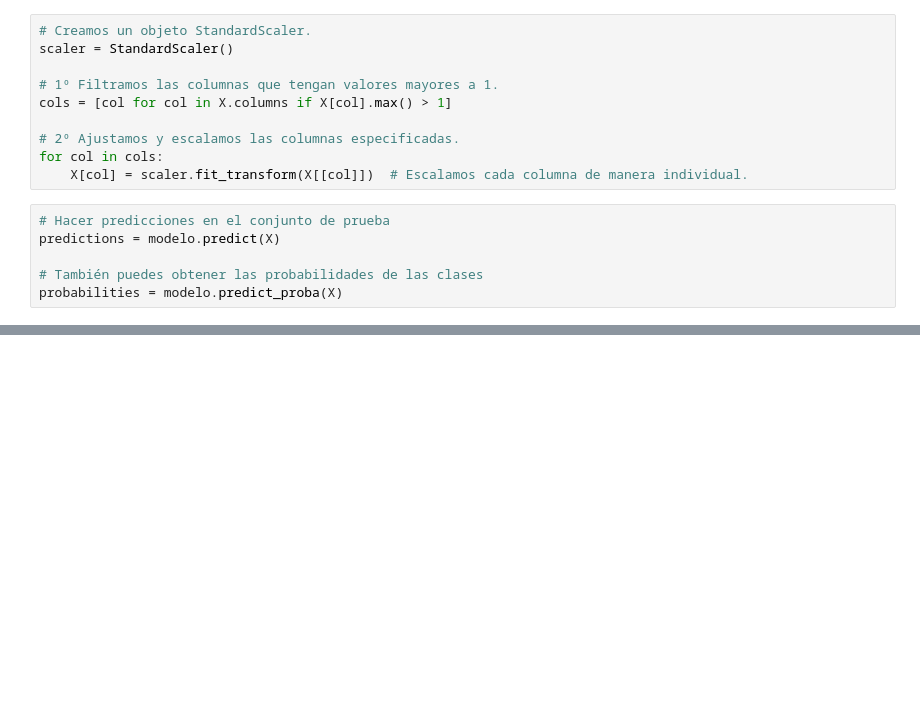
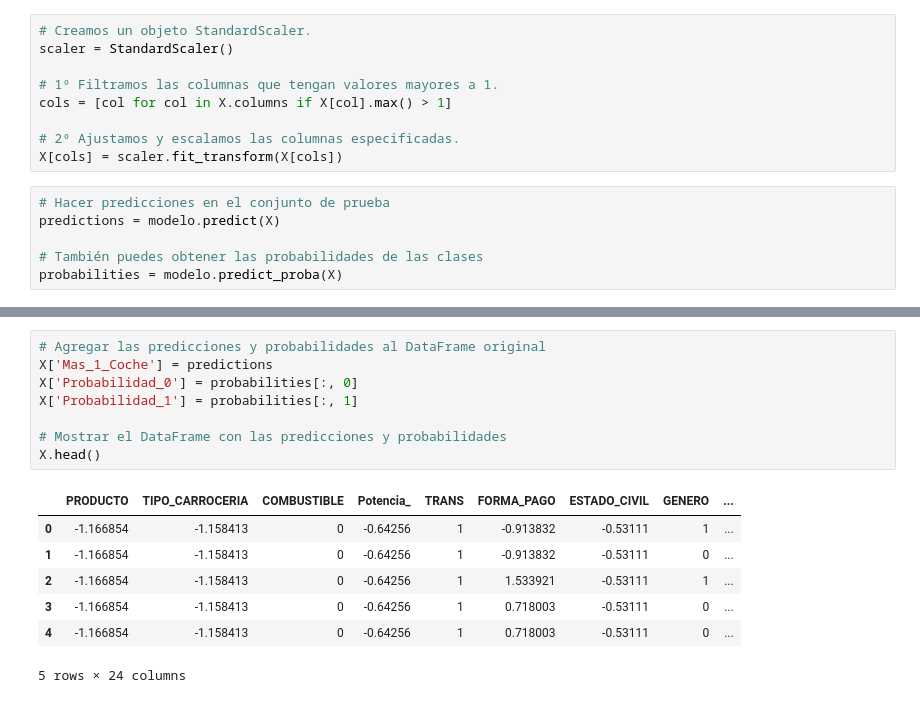
Before and after one commit to lauralardies/caso_practico_1, a Jupyter notebook: Caso Práctico/analisis/analisis.ipynb, the cells around one changed output, grey strips where cells are left out. Drawn from its saved outputs; the diff is of its cells as text; blank space fills up the shorter version.

```diff
--- a/Caso Práctico/analisis/analisis.ipynb
+++ b/Caso Práctico/analisis/analisis.ipynb
@@ -37,8 +37,7 @@ scaler = StandardScaler()
 cols = [col for col in X.columns if X[col].max() > 1]
 
 # 2º Ajustamos y escalamos las columnas especificadas.
-for col in cols:
-    X[col] = scaler.fit_transform(X[[col]])  # Escalamos cada columna de manera individual.
+X[cols] = scaler.fit_transform(X[cols])
 # %%
 # Hacer predicciones en el conjunto de prueba
 predictions = modelo.predict(X)
@@ -47,0 +62,16 @@ probabilities = modelo.predict_proba(X)
+# %%
+# Agregar las predicciones y probabilidades al DataFrame original
+X['Mas_1_Coche'] = predictions
+X['Probabilidad_0'] = probabilities[:, 0]
+X['Probabilidad_1'] = probabilities[:, 1]
+
+# Mostrar el DataFrame con las predicciones y probabilidades
+X.head()
+# %% [output]
+|  | PRODUCTO | TIPO_CARROCERIA | COMBUSTIBLE | Potencia_ | TRANS | FORMA_PAGO | ESTADO_CIVIL | GENERO | ... |
+| 0 | -1.166854 | -1.158413 | 0 | -0.64256 | 1 | -0.913832 | -0.53111 | 1 | ... |
+| 1 | -1.166854 | -1.158413 | 0 | -0.64256 | 1 | -0.913832 | -0.53111 | 0 | ... |
+| 2 | -1.166854 | -1.158413 | 0 | -0.64256 | 1 | 1.533921 | -0.53111 | 1 | ... |
+| 3 | -1.166854 | -1.158413 | 0 | -0.64256 | 1 | 0.718003 | -0.53111 | 0 | ... |
+| 4 | -1.166854 | -1.158413 | 0 | -0.64256 | 1 | 0.718003 | -0.53111 | 0 | ... |
+5 rows × 24 columns
```
Also changed, not shown: parts of 6 cells of this notebook, 5 other files.
